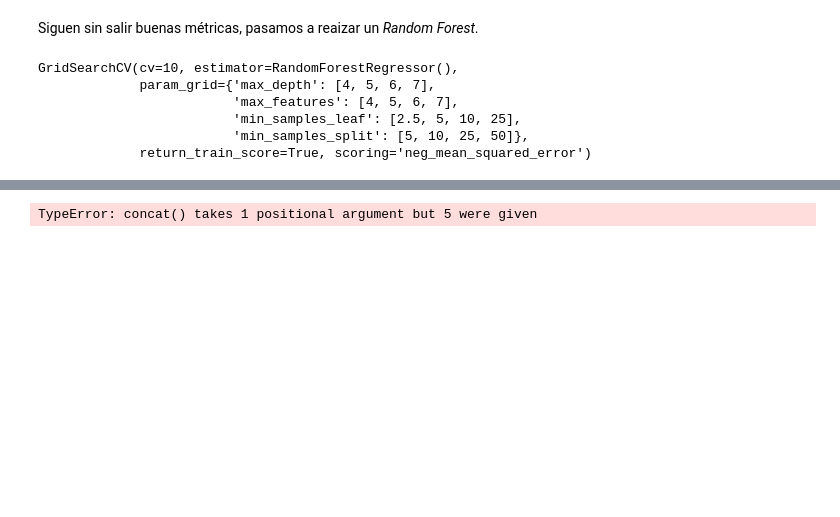
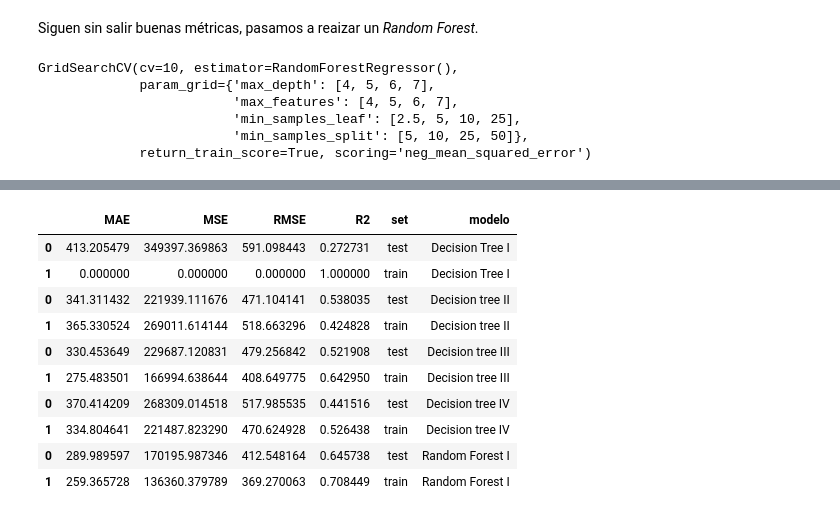
Before and after one commit to CrisSangrador/proyecto-alquiler-bicicletas, a Jupyter notebook: modelo_casual.ipynb, the cells around one changed output, grey strips where cells are left out. Saved outputs shown, nothing was run; the diff lists cells and outputs as text; code cells hidden in the pictures; blank space fills up the shorter version.

```diff
--- a/modelo_casual.ipynb
+++ b/modelo_casual.ipynb
@@ -280,5 +287,15 @@ df_resultados3
 # %%
-df_resultados_total = pd.concat(dt_results1, dt_results2, dt_results3, dt_results4, df_resultados3)
+df_resultados_total = pd.concat([dt_results1, dt_results2, dt_results3, dt_results4, df_resultados3], axis = 0)
 df_resultados_total
 # %% [output]
-TypeError: concat() takes 1 positional argument but 5 were given
+|  | MAE | MSE | RMSE | R2 | set | modelo |
+| 0 | 413.205479 | 349397.369863 | 591.098443 | 0.272731 | test | Decision Tree I |
+| 1 | 0.000000 | 0.000000 | 0.000000 | 1.000000 | train | Decision Tree I |
+| 0 | 341.311432 | 221939.111676 | 471.104141 | 0.538035 | test | Decision tree II |
+| 1 | 365.330524 | 269011.614144 | 518.663296 | 0.424828 | train | Decision tree II |
+| 0 | 330.453649 | 229687.120831 | 479.256842 | 0.521908 | test | Decision tree III |
+| 1 | 275.483501 | 166994.638644 | 408.649775 | 0.642950 | train | Decision tree III |
+| 0 | 370.414209 | 268309.014518 | 517.985535 | 0.441516 | test | Decision tree IV |
+| 1 | 334.804641 | 221487.823290 | 470.624928 | 0.526438 | train | Decision tree IV |
+| 0 | 289.989597 | 170195.987346 | 412.548164 | 0.645738 | test | Random Forest I |
+| 1 | 259.365728 | 136360.379789 | 369.270063 | 0.708449 | train | Random Forest I |
```
Also changed, not shown: parts of 15 cells of this notebook, 8 other files.
